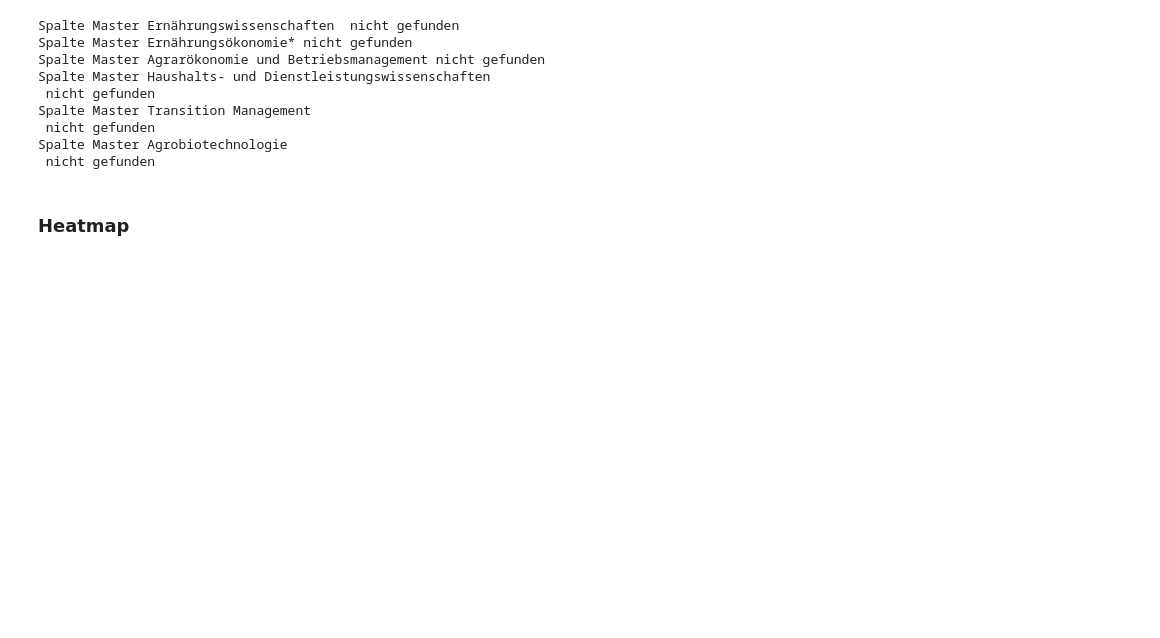
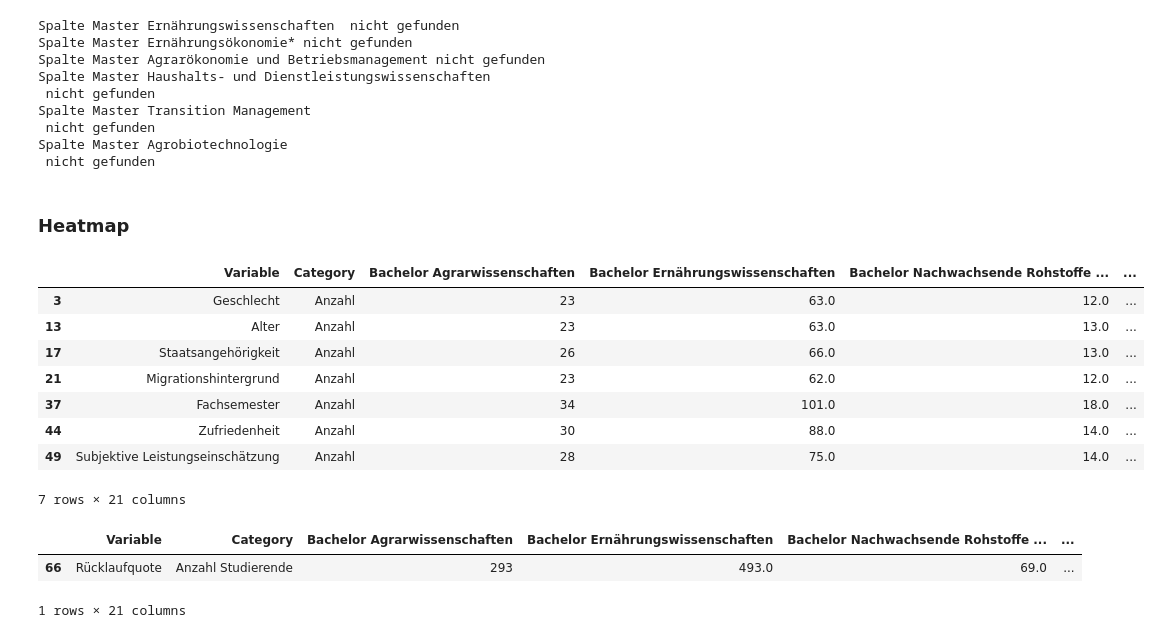
Before and after one commit to davidbirkenberger/infoviz, a Jupyter notebook: ruecklaufquote.ipynb, the cells around one changed output. Saved outputs shown, nothing was run; the diff lists cells and outputs as text; code cells hidden in the pictures; blank space fills up the shorter version.

Commit message:
Added Durchschnittliche Rücklaufquote pro Frage

```diff
--- a/ruecklaufquote.ipynb
+++ b/ruecklaufquote.ipynb
@@ -219,0 +252,40 @@ fig.show()
+# %%
+import pandas as pd
+import plotly.express as px
+
+# ✅ Excel-Datei einlesen (ersetze 'data.xlsx' durch den tatsächlichen Dateinamen)
+file_path = "data.xlsx"
+
+# Alle Sheets einlesen, aber das erste Blatt ignorieren
+sheets = pd.read_excel(file_path, sheet_name=None, engine="openpyxl")
+
+# Erstes Blatt entfernen
+sheets.pop(next(iter(sheets)))
+
+# ✅ Daten für das Jahr 2024 extrahieren
+df_2024 = sheets["2024"]
+
+# 🔹 Extrahiere alle Fragen mit "Anzahl" (Anzahl der Antworten)
+fragen_anzahl = df_2024[df_2024["Category"] == "Anzahl"]
+
+df_2024[df_2024["Category"] == "Anzahl"]
+# %% [output]
+|  | Variable | Category | Bachelor Agrarwissenschaften | Bachelor Ernährungswissenschaften | Bachelor Nachwachsende Rohstoffe ... | ... |
+| 3 | Geschlecht | Anzahl | 23 | 63.0 | 12.0 | ... |
+| 13 | Alter | Anzahl | 23 | 63.0 | 13.0 | ... |
+| 17 | Staatsangehörigkeit | Anzahl | 26 | 66.0 | 13.0 | ... |
+| 21 | Migrationshintergrund | Anzahl | 23 | 62.0 | 12.0 | ... |
+| 37 | Fachsemester | Anzahl | 34 | 101.0 | 18.0 | ... |
+| 44 | Zufriedenheit | Anzahl | 30 | 88.0 | 14.0 | ... |
+| 49 | Subjektive Leistungseinschätzung | Anzahl | 28 | 75.0 | 14.0 | ... |
+7 rows × 21 columns
+# %%
+# 🔹 Gesamtzahl der Studierenden extrahieren
+gesamt_row = df_2024[(df_2024["Variable"] == "Rücklaufquote") & (df_2024["Category"] == "Anzahl Studierende")]
+gesamt_studierende = gesamt_row.iloc[:, 2:].sum().sum()  # Summe aller Spalten ab der 2. Spalte
+
+gesamt_row
+# %% [output]
+|  | Variable | Category | Bachelor Agrarwissenschaften | Bachelor Ernährungswissenschaften | Bachelor Nachwachsende Rohstoffe ... | ... |
+| 66 | Rücklaufquote | Anzahl Studierende | 293 | 493.0 | 69.0 | ... |
+1 rows × 21 columns
```
Also changed, not shown: parts of 4 cells of this notebook.
